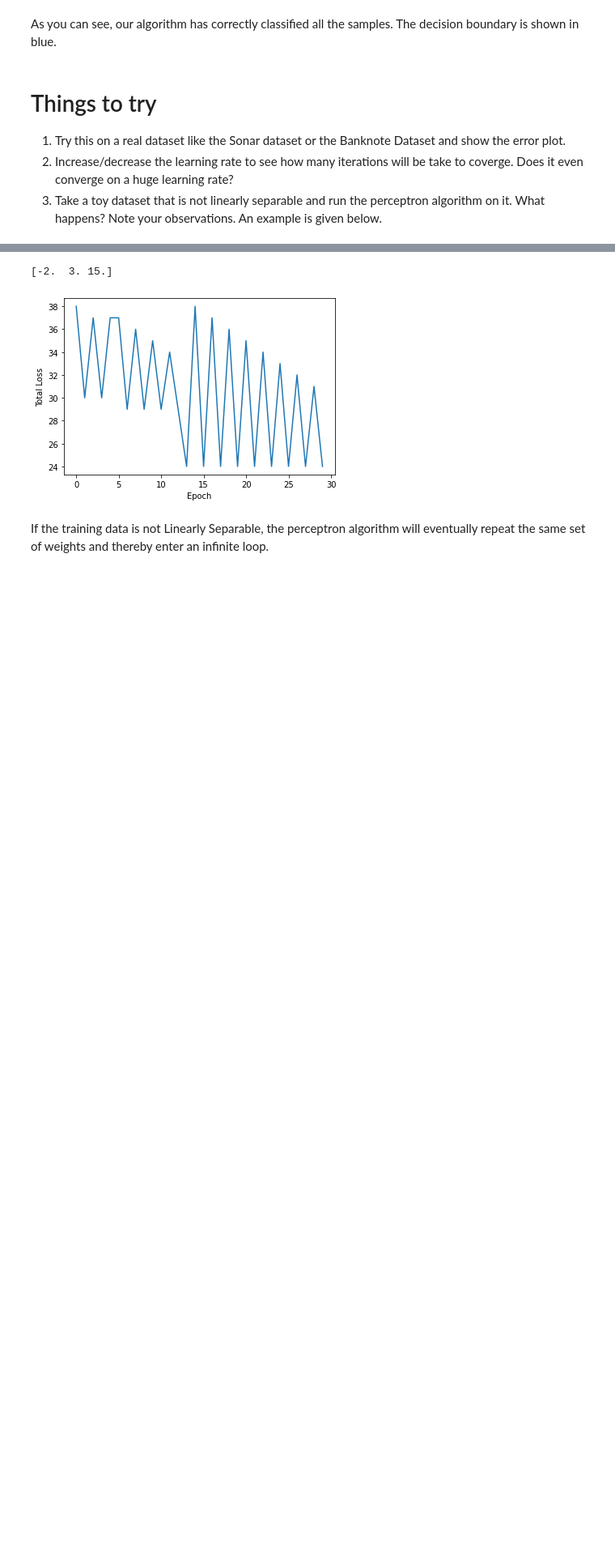
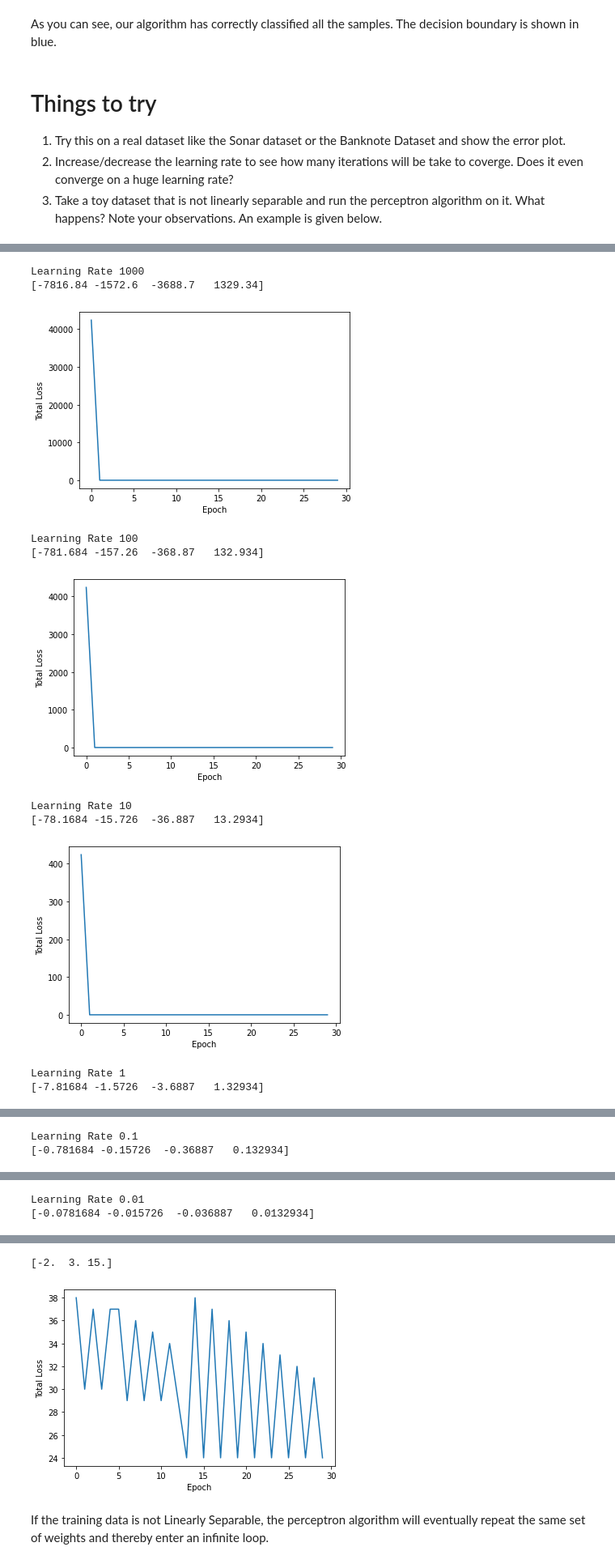
Before and after one commit to himavanth07/MachineLearning, a Jupyter notebook: Module4Lab1.ipynb, the cells around one changed output, grey strips where cells are left out. Shown at 81% size. Drawn from its saved outputs; the diff is of its cells as text; code cells hidden in the pictures; blank space fills up the shorter version.

```diff
--- a/Module4Lab1.ipynb
+++ b/Module4Lab1.ipynb
@@ -137,0 +146,3 @@ As you can see, our algorithm has correctly classified all the samples. The deci
+# %%
+data=pd.read_csv('BankNote_Authentication.csv')
+data
@@ -137,0 +163,4 @@ As you can see, our algorithm has correctly classified all the samples. The deci
+# %%
+X = data.drop(["class"], axis=1)[:5].to_numpy()
+y = data["class"][:5].apply(lambda x: 1 if x == 1 else -1)
+y = y.to_numpy()
@@ -137,0 +174,45 @@ As you can see, our algorithm has correctly classified all the samples. The deci
+# %%
+def perceptron_algo_plot1(X, Y, eta = 1, epoch = 30):
+    '''
+    train perceptron and plot the total loss in each epoch.
+
+    :param X: data samples
+    :param Y: data labels
+    :return: weight vector as a numpy array
+    '''
+    w = np.zeros(len(X[0]))
+
+    n = epoch
+    errors = []
+
+    for t in range(n):
+        total_error = 0
+        for i, x in enumerate(X):
+            if (np.dot(X[i], w) * Y[i]) <= 0:
+                total_error += (np.dot(X[i], w) * Y[i])
+                w = w + eta * X[i] * Y[i]
+        errors.append(total_error * -1)
+
+    plt.plot(errors)
+    plt.xlabel('Epoch')
+    plt.ylabel('Total Loss')
+
+    return w
+# %%
+lr_rates = [1000, 100, 10, 1, 0.1, 0.01, 0.001]
+for lr in lr_rates:
+  print(f"Learning Rate {lr}")
+  print(perceptron_algo_plot1(X, y, eta=lr, epoch=30))
+  plt.show()
+# %% [output]
+Learning Rate 1000
+[-7816.84 -1572.6  -3688.7   1329.34]
+[figure, added]
+Learning Rate 100
+[-781.684 -157.26  -368.87   132.934]
+[figure, added]
+Learning Rate 10
+[-78.1684 -15.726  -36.887   13.2934]
+[figure, added]
+Learning Rate 1
+[-7.81684 -1.5726  -3.6887   1.32934]
@@ -137,0 +220,2 @@ As you can see, our algorithm has correctly classified all the samples. The deci
+Learning Rate 0.1
+[-0.781684 -0.15726  -0.36887   0.132934]
@@ -137,0 +223,2 @@ As you can see, our algorithm has correctly classified all the samples. The deci
+Learning Rate 0.01
+[-0.0781684 -0.015726  -0.036887   0.0132934]
```
Also changed, not shown: parts of 12 cells of this notebook.
